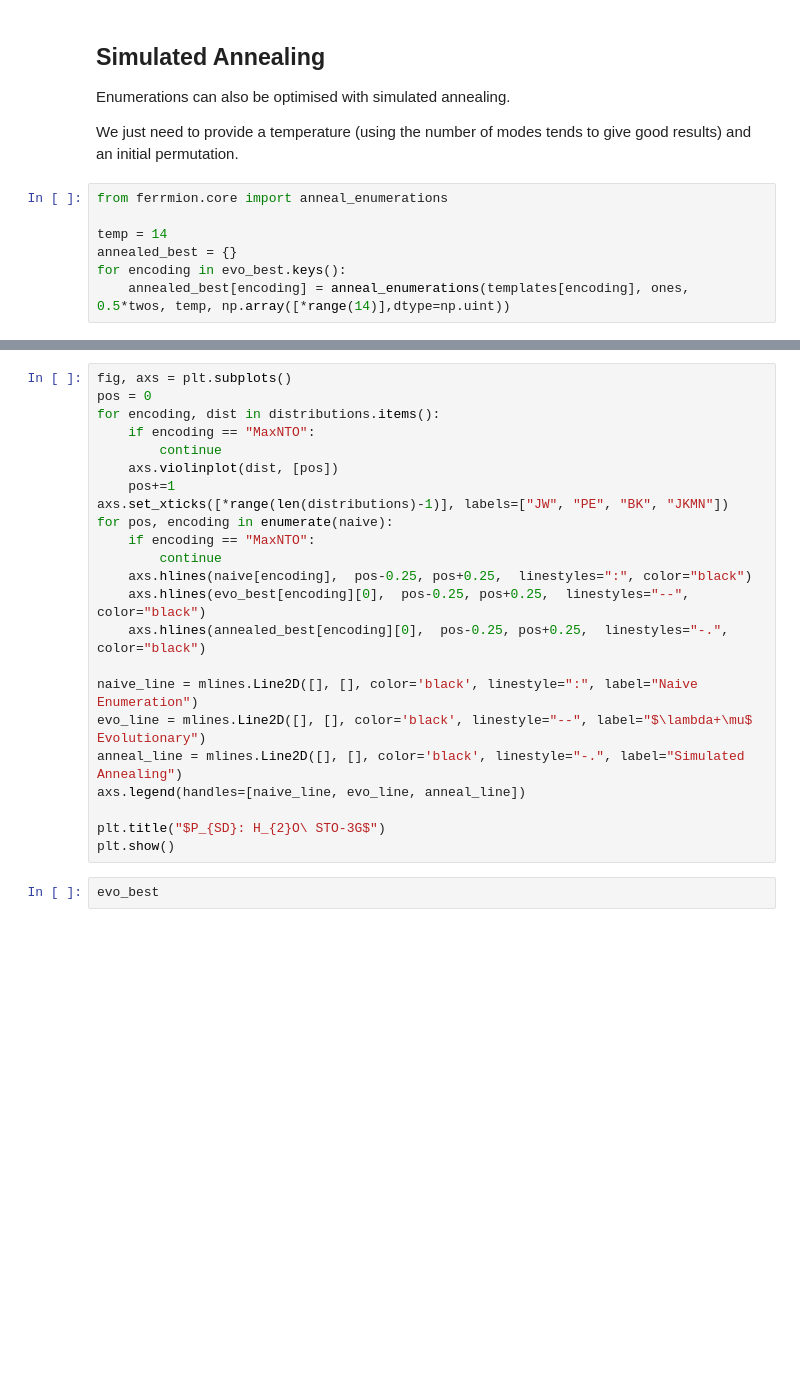
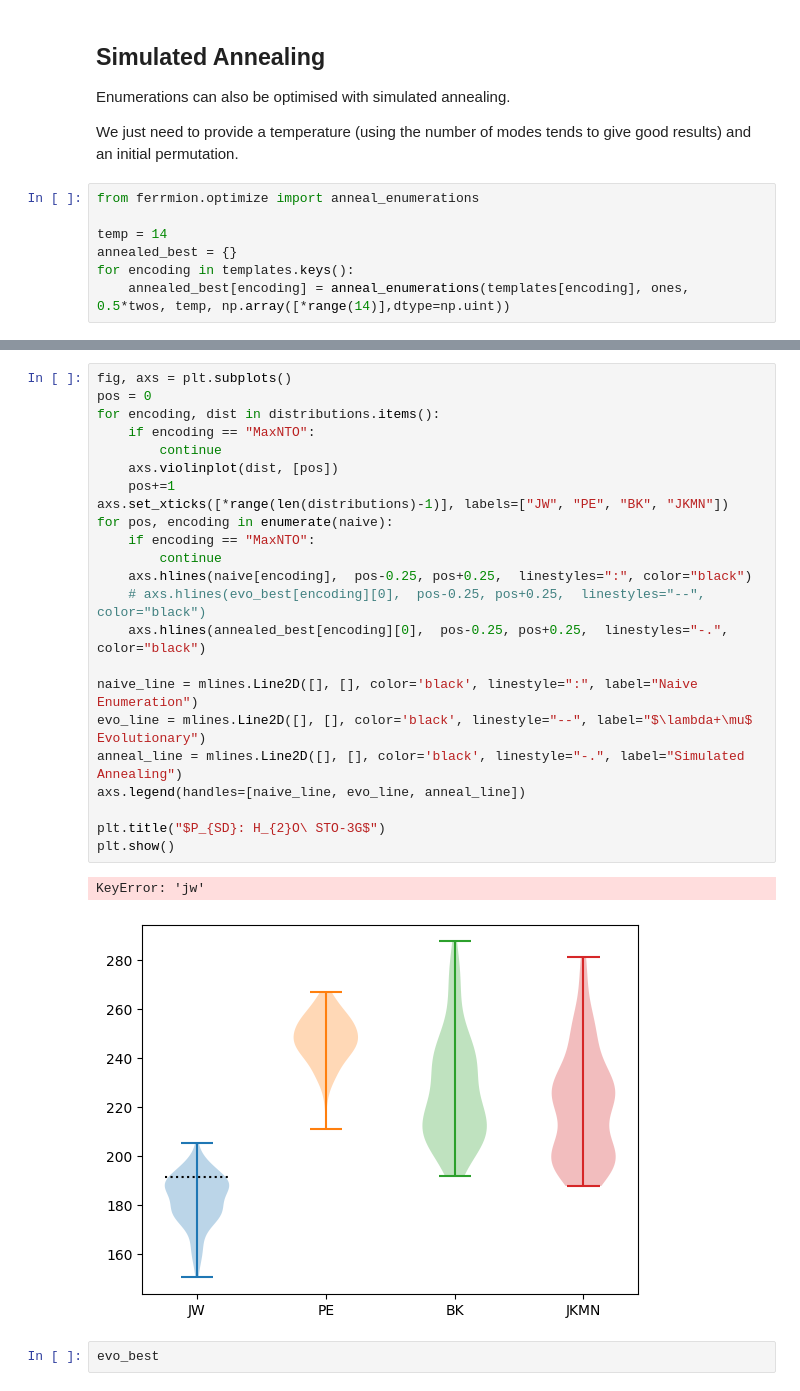
Before and after one commit to UCL-CCS/ferrmion, a Jupyter notebook: docs/source/notebooks/pauli_weight.ipynb, the cells around one changed output, grey strips where cells are left out. Drawn from its saved outputs; the diff is of its cells as text; blank space fills up the shorter version.

Commit message:
producing plots

```diff
--- a/docs/source/notebooks/pauli_weight.ipynb
+++ b/docs/source/notebooks/pauli_weight.ipynb
@@ -246,9 +262,9 @@ Enumerations can also be optimised with simulated annealing.
 
 We just need to provide a temperature (using the number of modes tends to give good results) and an initial permutation.
 # %%
-from ferrmion.core import anneal_enumerations
+from ferrmion.optimize import anneal_enumerations
 
 temp = 14
 annealed_best = {}
-for encoding in evo_best.keys():
+for encoding in templates.keys():
     annealed_best[encoding] = anneal_enumerations(templates[encoding], ones, 0.5*twos, temp, np.array([*range(14)],dtype=np.uint))
@@ -255,26 +277,29 @@ for encoding in evo_best.keys():
 # %%
 fig, axs = plt.subplots()
 pos = 0
 for encoding, dist in distributions.items():
     if encoding == "MaxNTO":
         continue
     axs.violinplot(dist, [pos])
     pos+=1
 axs.set_xticks([*range(len(distributions)-1)], labels=["JW", "PE", "BK", "JKMN"])
 for pos, encoding in enumerate(naive):
     if encoding == "MaxNTO":
         continue
     axs.hlines(naive[encoding],  pos-0.25, pos+0.25,  linestyles=":", color="black")
-    axs.hlines(evo_best[encoding][0],  pos-0.25, pos+0.25,  linestyles="--", color="black")
+    # axs.hlines(evo_best[encoding][0],  pos-0.25, pos+0.25,  linestyles="--", color="black")
     axs.hlines(annealed_best[encoding][0],  pos-0.25, pos+0.25,  linestyles="-.", color="black")
 
 naive_line = mlines.Line2D([], [], color='black', linestyle=":", label="Naive Enumeration")
 evo_line = mlines.Line2D([], [], color='black', linestyle="--", label="$\lambda+\mu$ Evolutionary")
 anneal_line = mlines.Line2D([], [], color='black', linestyle="-.", label="Simulated Annealing")
 axs.legend(handles=[naive_line, evo_line, anneal_line])
 
 plt.title("$P_{SD}: H_{2}O\ STO-3G$")
 plt.show()
+# %% [output]
+KeyError: 'jw'
+[figure, added]
 # %%
 evo_best
 # %%
```
Also changed, not shown: parts of 9 cells of this notebook, 9 other files.
